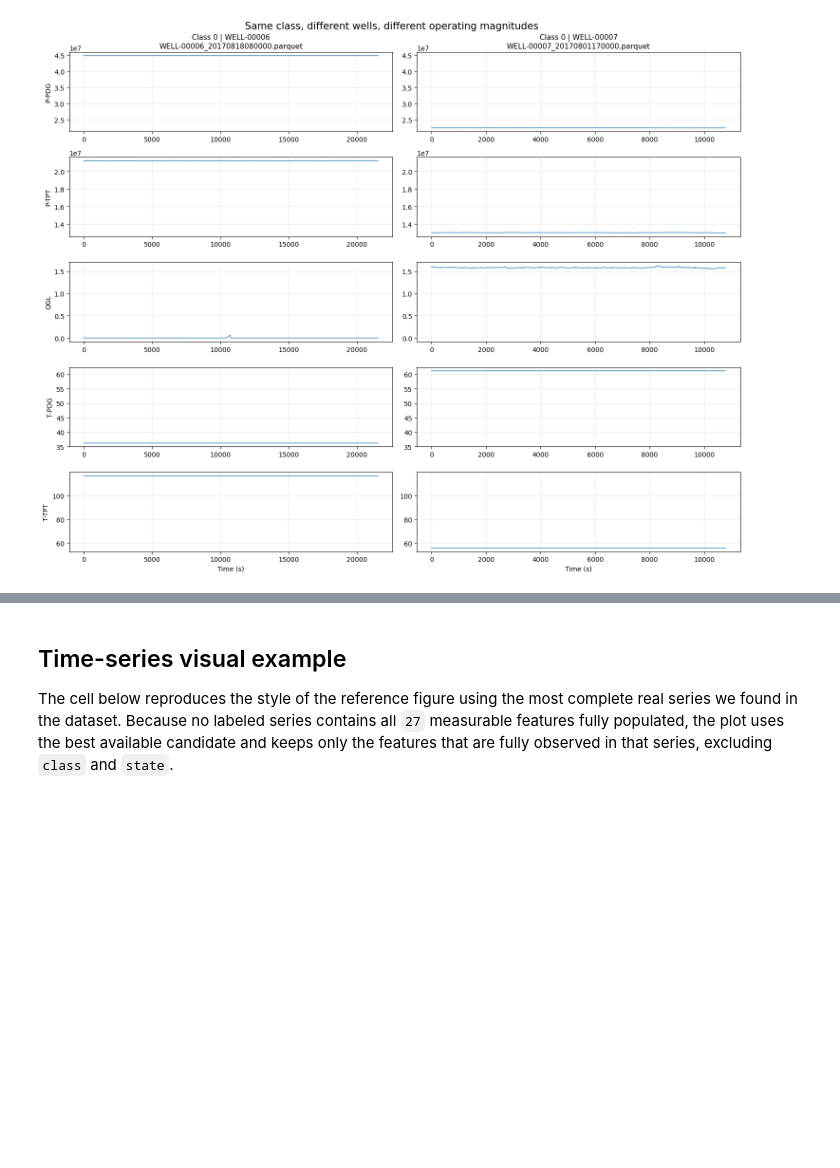
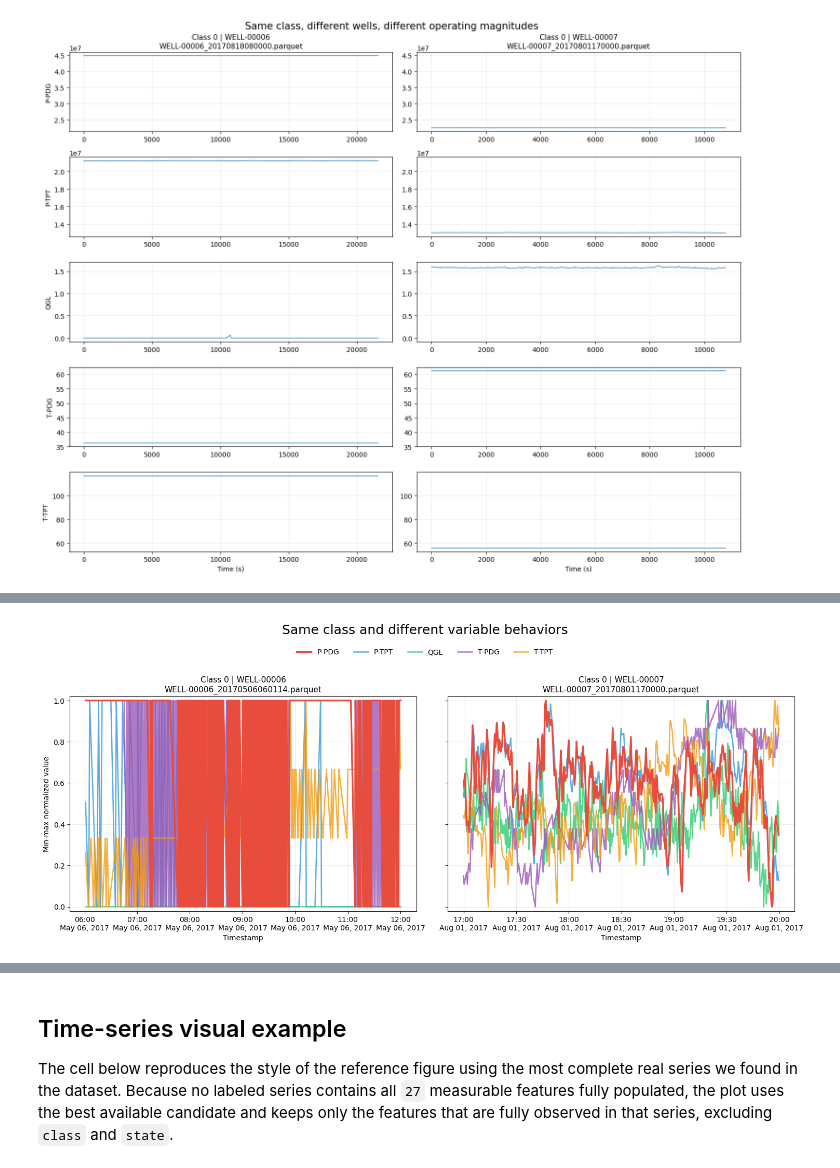
Before and after one commit to tiagoriosrocha/lstm-w3, a Jupyter notebook: versao13/1-visao-geral-dos-dados.ipynb, the cells around one changed output, grey strips where cells are left out. Drawn from its saved outputs; the diff is of its cells as text; code cells hidden in the pictures; blank space fills up the shorter version.

```diff
--- a/versao13/1-visao-geral-dos-dados.ipynb
+++ b/versao13/1-visao-geral-dos-dados.ipynb
@@ -678,0 +737,86 @@ Loaded parquet for WELL-00007: /home/tiagoriosrocha/Desktop/lstm-w3/3W/dataset/0
+# %%
+import matplotlib.dates as mdates
+import matplotlib.pyplot as plt
+import numpy as np
+
+HIGHLIGHT_FEATURE = 'P-PDG'
+COMPARISON_FEATURES = ['P-PDG', 'P-TPT', 'QGL', 'T-PDG', 'T-TPT']
+COMPARISON_SERIES = [
+    {
+        'class_label': 0,
+        'well_name': 'WELL-00006',
+        'file_path': PROJECT_ROOT / '3W' / 'dataset' / '0' / 'WELL-00006_20170506060114.parquet',
+    },
+    {
+        'class_label': 0,
+        'well_name': 'WELL-00007',
+        'file_path': PROJECT_ROOT / '3W' / 'dataset' / '0' / 'WELL-00007_20170801170000.parquet',
+    },
+]
+
+feature_colors = {
+    'P-PDG': '#e74c3c',
+    'P-TPT': '#3498db',
+    'QGL': '#2ecc71',
+    'T-PDG': '#9b59b6',
+    'T-TPT': '#f39c12',
+}
+
+fig, axes = plt.subplots(1, len(COMPARISON_SERIES), figsize=(15, 5.8), sharey=True)
+if len(COMPARISON_SERIES) == 1:
+    axes = [axes]
+
+for ax, series_config in zip(axes, COMPARISON_SERIES):
+    series_path = Path(series_config['file_path'])
+    if not series_path.exists():
+        raise FileNotFoundError(f'Missing parquet file: {series_path}')
+
+    series_df = pd.read_parquet(series_path).copy()
+    series_df.index = pd.to_datetime(series_df.index)
+    series_df = series_df.sort_index()
+
+    print(f"Loaded parquet for {series_config['well_name']}: {series_path}")
+    print(f"Date range: {series_df.index.min()} -> {series_df.index.max()} | Samples: {len(series_df)}")
+
+    for feature_name in COMPARISON_FEATURES:
+        feature_series = pd.to_numeric(series_df[feature_name], errors='coerce')
+        feature_min = feature_series.min(skipna=True)
+        feature_max = feature_series.max(skipna=True)
+
+        if pd.isna(feature_min) or pd.isna(feature_max):
+            continue
+        if np.isclose(feature_max, feature_min):
+            normalized_series = pd.Series(np.zeros(len(feature_series)), index=feature_series.index)
+        else:
+            normalized_series = (feature_series - feature_min) / (feature_max - feature_min)
+
+        linewidth = 2.4 if feature_name == HIGHLIGHT_FEATURE else 1.8
+        alpha = 1.0 if feature_name == HIGHLIGHT_FEATURE else 0.8
+        zorder = 5 if feature_name == HIGHLIGHT_FEATURE else 3
+        ax.plot(
+            normalized_series.index,
+            normalized_series,
+            color=feature_colors[feature_name],
+            linewidth=linewidth,
+            alpha=alpha,
+            label=feature_name,
+            zorder=zorder,
+        )
+
+    ax.set_title(
+        f"Class {series_config['class_label']} | {series_config['well_name']}\n{series_path.name}",
+        fontsize=11,
+    )
+    ax.set_ylim(-0.02, 1.02)
+    ax.grid(True, alpha=0.25)
+    ax.xaxis.set_major_formatter(mdates.DateFormatter('%H:%M\n%b %d, %Y'))
+    if ax is axes[0]:
+        ax.set_ylabel('Min-max normalized value')
+    ax.set_xlabel('Timestamp')
+
+handles, labels = axes[0].get_legend_handles_labels()
+fig.legend(handles, labels, loc='upper center', ncol=len(COMPARISON_FEATURES), frameon=False, bbox_to_anchor=(0.5, 1.02))
+fig.suptitle('Same class and different variable behaviors', fontsize=18, y=1.08)
+plt.tight_layout()
+plt.show()
+# %% [output]
@@ -678,0 +827 @@ Loaded parquet for WELL-00007: /home/tiagoriosrocha/Desktop/lstm-w3/3W/dataset/0
+[figure, added]
```
Also changed, not shown: parts of 6 cells of this notebook.
